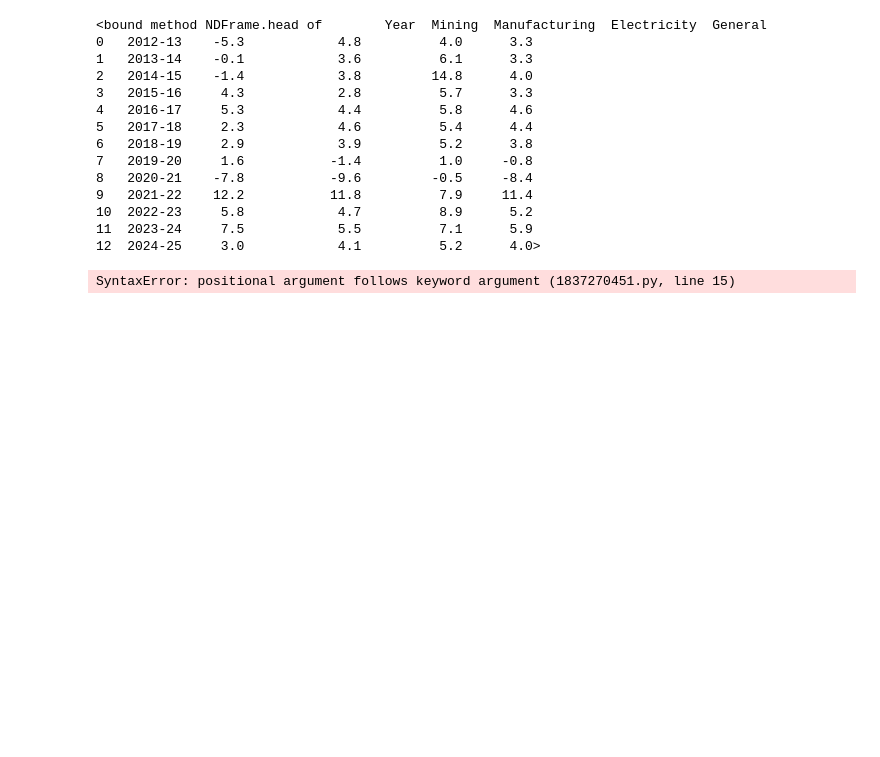
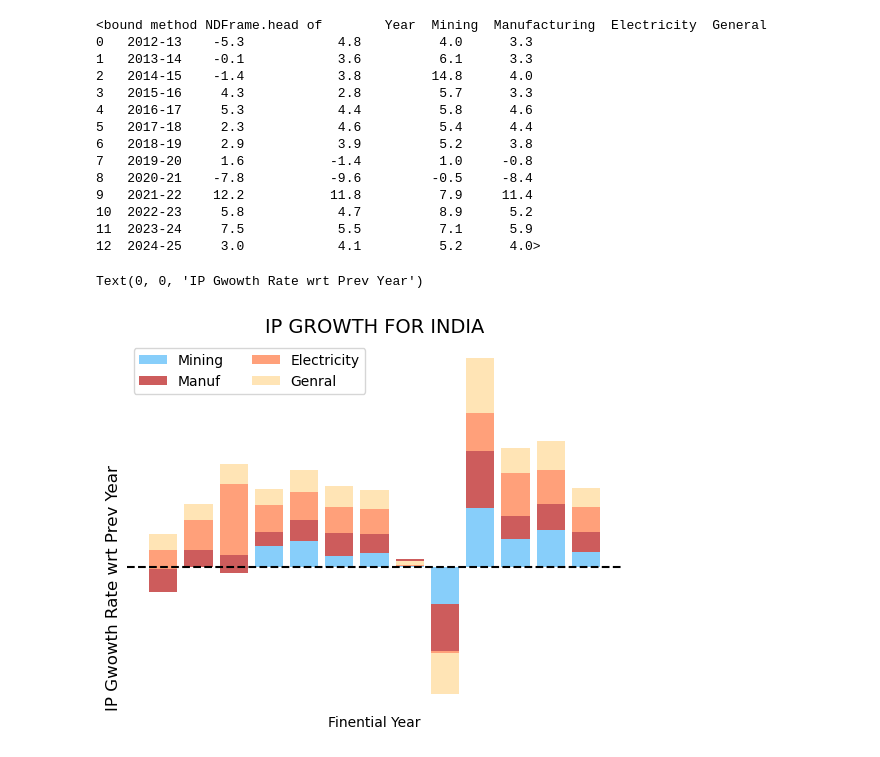
Before and after one commit to Artamta/DSP_dEMO, a Jupyter notebook: Asgn-plotting/plotting.ipynb, the cells around one changed output. Drawn from its saved outputs; the diff is of its cells as text; code cells hidden in the pictures; blank space fills up the shorter version.

```diff
--- a/Asgn-plotting/plotting.ipynb
+++ b/Asgn-plotting/plotting.ipynb
@@ -32,32 +32,33 @@ print(a.head)
 # %%
 year = a.Year
 mining = a.Mining
 manf = a.Manufacturing
 ele = a.Electricity
 gen = a.General
 
 fig, ax = plt.subplots()
 ax.spines['top'].set_visible(False)
 ax.spines['right'].set_visible(False)
 ax.spines['bottom'].set_visible(False)
 ax.spines['left'].set_visible(False)
 ax.set_xticks([])
 ax.set_yticks([])
 
-ax.axhline(y=0, color='black', linewidth=0.5#,"-")   # X-axis
+ax.axhline(y=0, color='black',linestyle="--")   # X-axis
+#ax.axvline(x=x_center, color='black', linewidth=1.5)
+ax.bar(year,mining,label = "Mining",color='LightSkyBlue')
 
-ax.bar(year,mining,label = "Mining",color='LightSkyBlue',linewidth=1)
+ax.bar(year,manf,bottom=mining, label = "Manuf",color='IndianRed')
 
-ax.bar(year,manf,bottom=mining , label = "Manuf",color='IndianRed',linewidth=1)
+ax.bar(year,ele,bottom=mining+manf,label = "Electricity",color='LightSalmon')
 
-ax.bar(year,ele,bottom=mining+manf,label = "Electricity",color='LightSalmon',linewidth=1)
-
-ax.bar(year,gen,bottom=mining+manf+ele,label = "Genral",color='Moccasin',linewidth=1)
+ax.bar(year,gen,bottom=mining+manf+ele,label = "Genral",color='Moccasin')
 
 ax.legend(ncols=2)
 
 ax.set_title("IP GROWTH FOR INDIA", fontsize=14)
 ax.set_xlabel("Finential Year")
 ax.set_ylabel("IP Gwowth Rate wrt Prev Year",fontsize=12,loc='bottom')
 # %% [output]
-SyntaxError: positional argument follows keyword argument (1837270451.py, line 15)
+Text(0, 0, 'IP Gwowth Rate wrt Prev Year')
+[figure, added]
```
Also changed, not shown: parts of 1 cell of this notebook, 6 other files.
